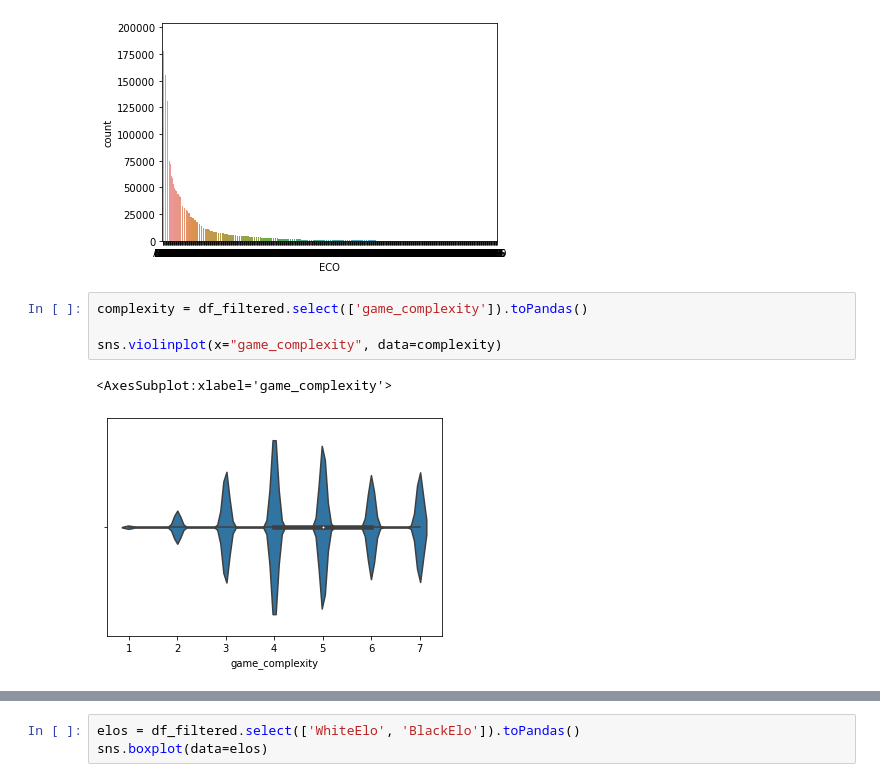
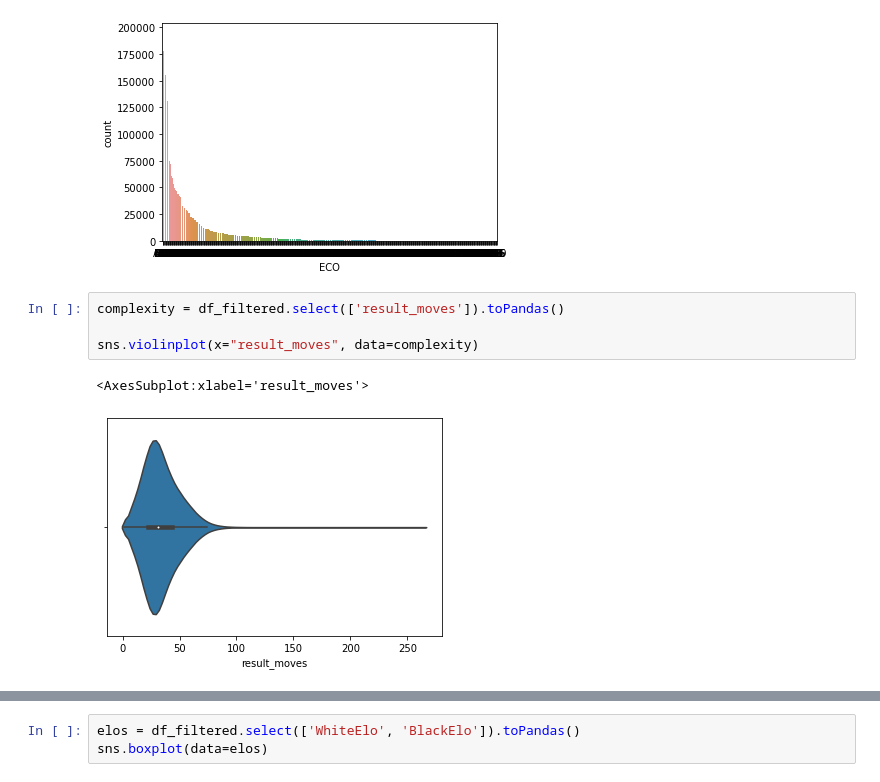
Before and after one commit to uva-ds5110-fa21-g10/semester-project, a Jupyter notebook: code/dataprep/02-model-data.ipynb, the cells around one changed output, grey strips where cells are left out. Drawn from its saved outputs; the diff is of its cells as text.

Commit message:
Added additional modeling data and naivebayes code.

```diff
--- a/code/dataprep/02-model-data.ipynb
+++ b/code/dataprep/02-model-data.ipynb
@@ -175,9 +175,9 @@ sns.barplot(data=eco_summary, x='ECO', y='count')
 <AxesSubplot:xlabel='ECO', ylabel='count'>
 [figure]
 # %%
-complexity = df_filtered.select(['game_complexity']).toPandas()
+complexity = df_filtered.select(['result_moves']).toPandas()
 
-sns.violinplot(x="game_complexity", data=complexity)
+sns.violinplot(x="result_moves", data=complexity)
 # %% [output]
-<AxesSubplot:xlabel='game_complexity'>
+<AxesSubplot:xlabel='result_moves'>
-[figure, old version]
+[figure, new version]
```
Also changed, not shown: parts of 3 cells of this notebook, 1 other file.
